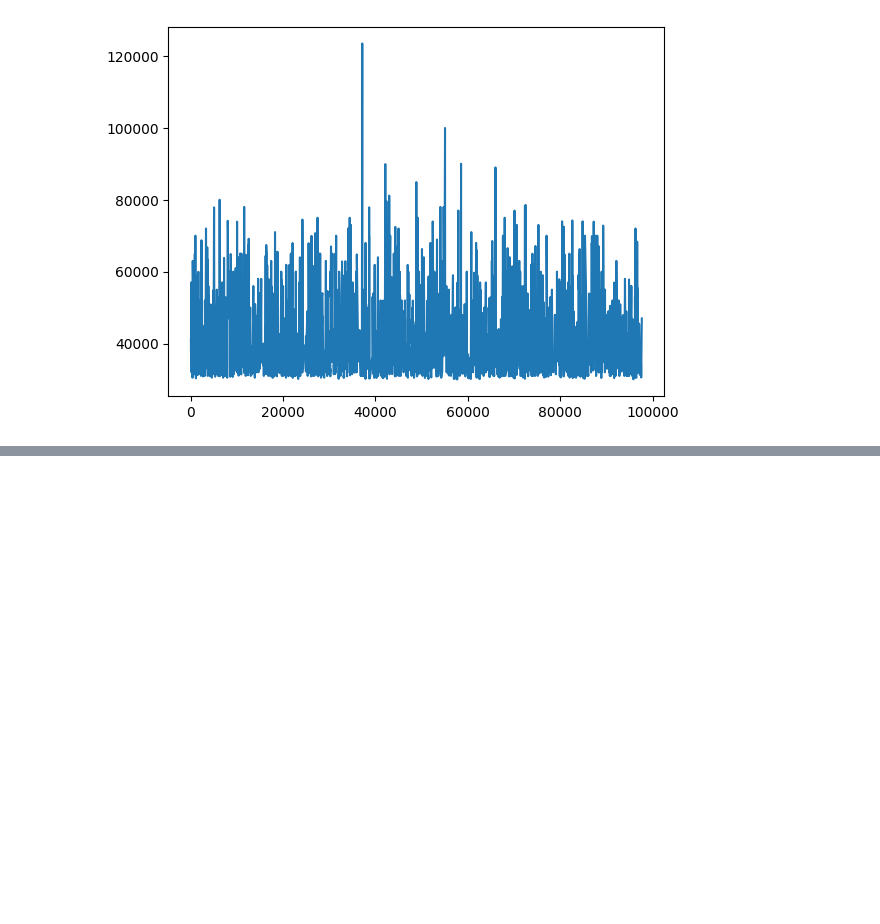
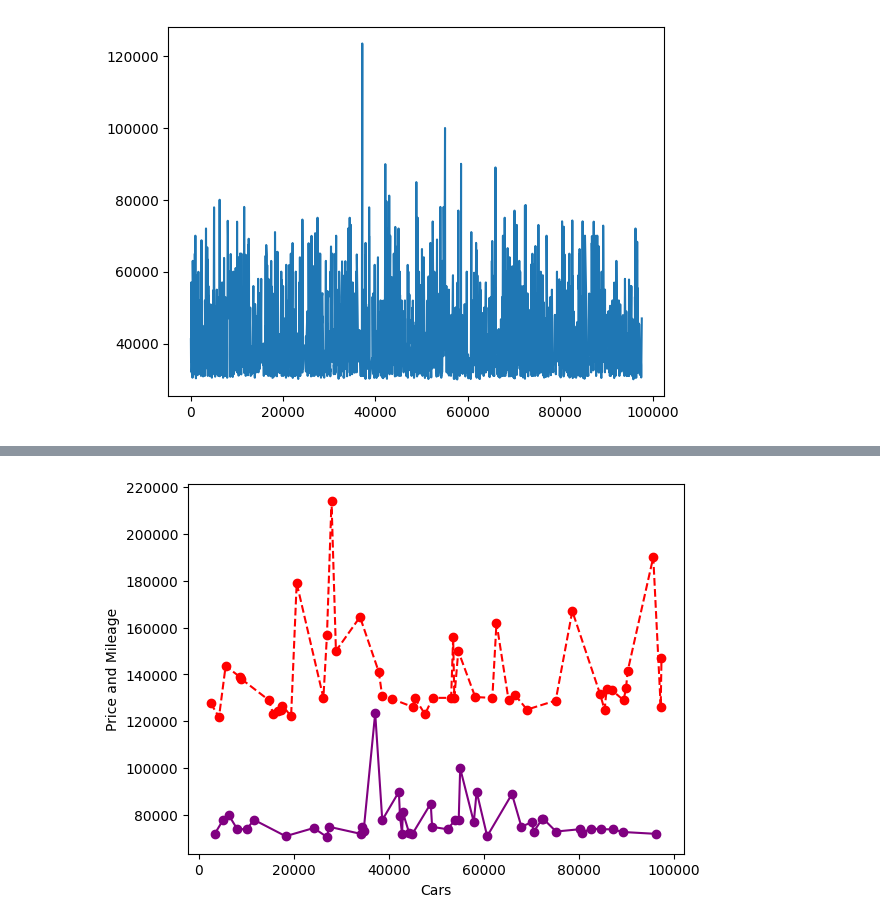
Before and after one commit to rajendra195/data_science_ML_Metro, a Jupyter notebook: week_04/stats/Practice/diagram.ipynb, the cells around one changed output, grey strips where cells are left out. Saved outputs shown, nothing was run; the diff lists cells and outputs as text; code cells hidden in the pictures; blank space fills up the shorter version.

```diff
--- a/week_04/stats/Practice/diagram.ipynb
+++ b/week_04/stats/Practice/diagram.ipynb
@@ -61,0 +110,12 @@ plt.plot(data["price"])
+# %%
+
+bmw = df[df["Manufacturer"] == "BMW"]
+vip_bmw = bmw[bmw["price"] > 70000].price
+mileage_bmw = bmw[bmw["mileage"] > 120000].mileage
+plt.plot(vip_bmw, "o-", color="Purple")
+plt.plot(mileage_bmw, "o--", color="red")
+plt.xlabel("Cars")
+plt.ylabel("Price and Mileage")
+plt.show()
+# %% [output]
+[figure, added]
```
Also changed, not shown: parts of 19 cells of this notebook, 1 other file.
